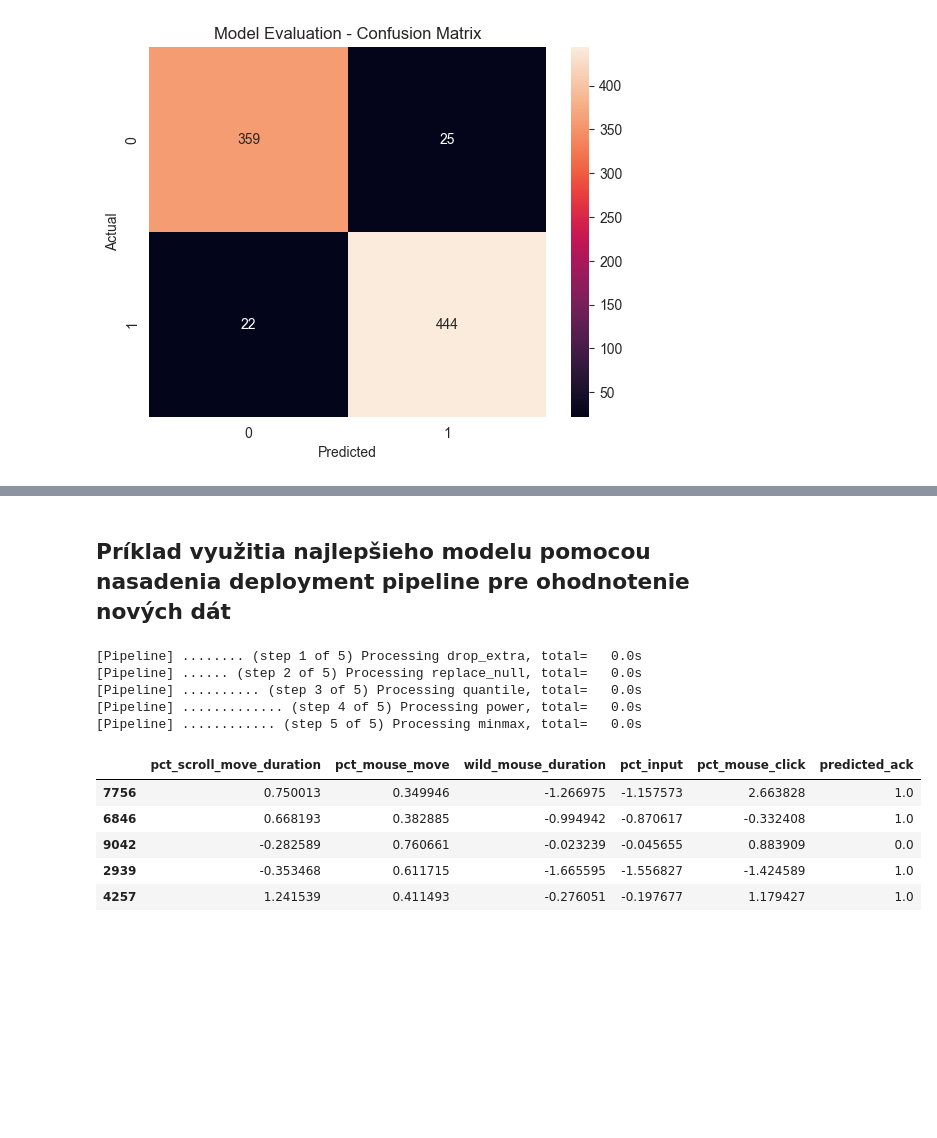
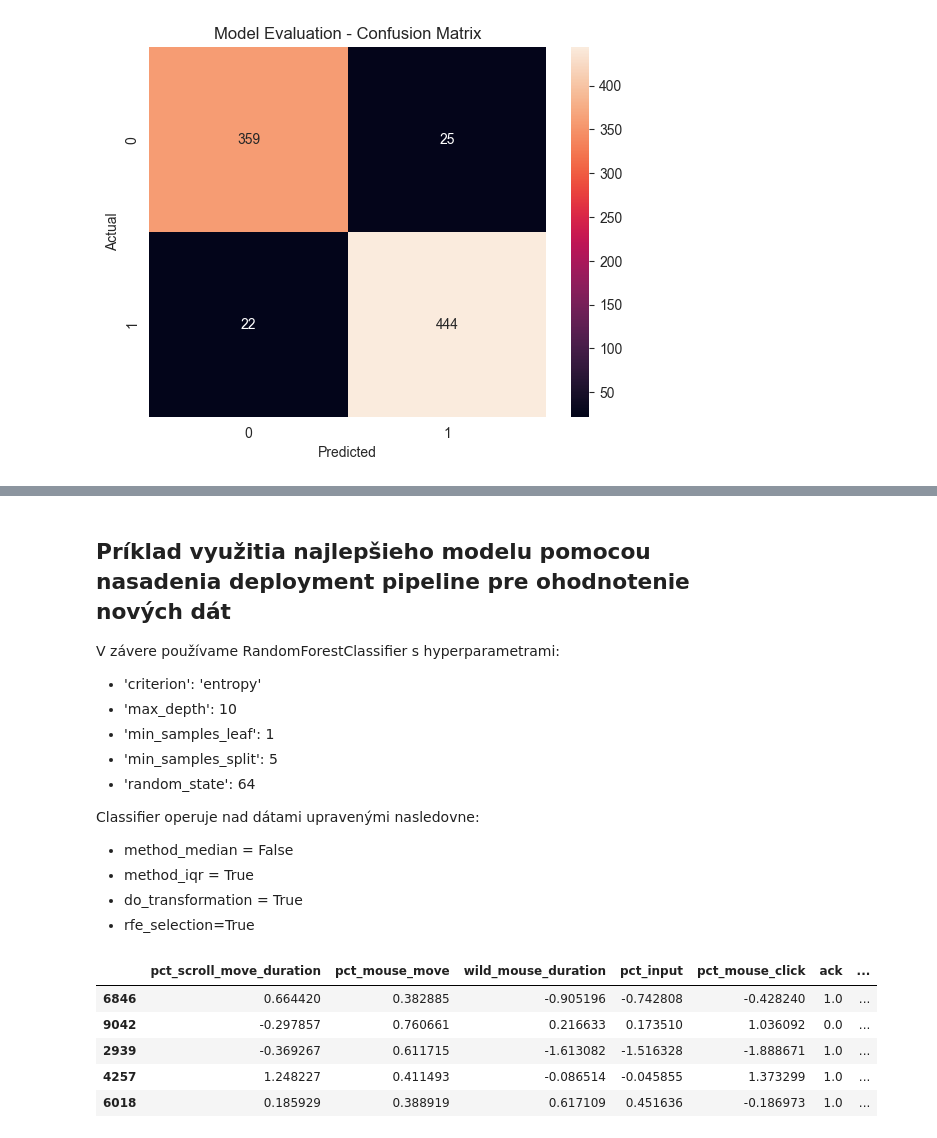
Before and after one commit to xslizik/iau-eshop, a Jupyter notebook: ML.ipynb, the cells around one changed output, grey strips where cells are left out. Drawn from its saved outputs; the diff is of its cells as text; code cells hidden in the pictures; blank space fills up the shorter version.

```diff
--- a/ML.ipynb
+++ b/ML.ipynb
@@ -525,5 +530,5 @@ Metóda riešenia chýbajúcich hodnôt pomocou meanu sa nám osvedčila ako lep
 # %%
-model = replicate_preprocessing(method_median = False)
+mean_model = replicate_preprocessing(method_median = False)
 # %% [output]
 [Pipeline] ........ (step 1 of 6) Processing drop_extra, total=   0.0s
 [Pipeline] ...... (step 2 of 6) Processing replace_null, total=   0.0s
@@ -549,5 +552,5 @@ Metóda riešenie outlierov pomocou IQR sa nám osvedčila ako lepšia.
 # %%
-model = replicate_preprocessing(method_iqr = False)
+std_model = replicate_preprocessing(method_iqr = False)
 # %% [output]
 [Pipeline] ........ (step 1 of 6) Processing drop_extra, total=   0.0s
 [Pipeline] ...... (step 2 of 6) Processing replace_null, total=   0.0s
@@ -573,5 +574,5 @@ Transformácie mali nízky dopad na samotnú `accuracy` modelu, avšak rozhodli
 # %%
-model = replicate_preprocessing(do_transformation=False)
+no_transformer_model = replicate_preprocessing(do_transformation=False)
 # %% [output]
 [Pipeline] ........ (step 1 of 6) Processing drop_extra, total=   0.0s
 [Pipeline] ...... (step 2 of 6) Processing replace_null, total=   0.0s
@@ -594,44 +615,31 @@ weighted avg     0.9415    0.9415    0.9415       940
 # %% [markdown]
 ## Príklad využitia najlepšieho modelu pomocou nasadenia deployment pipeline pre ohodnotenie nových dát
+V závere používame RandomForestClassifier s hyperparametrami:
+* 'criterion': 'entropy'
+* 'max_depth': 10
+* 'min_samples_leaf': 1
+* 'min_samples_split': 5
+* 'random_state': 64
+
+Classifier operuje nad dátami upravenými nasledovne:
+* method_median = False
+* method_iqr = True
+* do_transformation = True
+* rfe_selection=True
 # %%
-def evaluate_unseen_data(model, unseen_data, method_median = False, do_transformation = True):
-    selected_columns = [
-        "pct_scroll_move_duration",
-        "pct_mouse_move",
-        "wild_mouse_duration",
-        "pct_input",
-        "pct_mouse_click",
-    ]
-
-    quantile_columns = ["pct_input"]
-    transformer_columns = ["pct_scroll_move_duration", "wild_mouse_duration", "pct_mouse_click"]
-    minmax_columns = ["pct_mouse_move"]
-
-    deployment_pipeline = Pipeline([
-        ('drop_extra', FunctionTransformer(drop_extra, kw_args={"selected_columns": selected_columns})),
-        ('replace_null', FunctionTransformer(replace_null, kw_args={"columns_with_missing_values": selected_columns, "method_median": method_median})),
-        ('quantile', FunctionTransformer(apply_scaler_to_columns, kw_args={"columns": quantile_columns, "scaler": QuantileTransformer(output_distribution="normal", n_quantiles=10, random_state=42), "do_transformation" : do_transformation})),
-        ('power', FunctionTransformer(apply_scaler_to_columns, kw_args={"columns": transformer_columns, "scaler": PowerTransformer(), "do_transformation": do_transformation})),
-        ('minmax', FunctionTransformer(apply_scaler_to_columns, kw_args={"columns": minmax_columns, "scaler": MinMaxScaler(), "do_transformation": do_transformation})),
-    ], verbose=True)
-
-    unseen_data_processed = deployment_pipeline.fit_transform(unseen_data)
-    unseen_data_processed["predicted_ack"] = model.predict(unseen_data_processed)
+def evaluate_unseen_data(model, pipeline, unseen_data):
+    unseen_data_processed = pipeline.transform(unseen_data)
+    unseen_data_processed["predicted_ack"] = model.predict(unseen_data_processed.iloc[:, :-1])
     return unseen_data_processed
 # %%
 sessions = pd.read_csv("027/session.csv", encoding="utf_8", sep='\t')
 train_data, test_data= train_test_split(sessions, test_size=0.1, random_state=1)
-evaluated_data = evaluate_unseen_data(best_model, test_data)
+evaluated_data = evaluate_unseen_data(best_model, mean_model[1], test_data)
 evaluated_data.head()
 # %% [output]
-[Pipeline] ........ (step 1 of 5) Processing drop_extra, total=   0.0s
-[Pipeline] ...... (step 2 of 5) Processing replace_null, total=   0.0s
-[Pipeline] .......... (step 3 of 5) Processing quantile, total=   0.0s
-[Pipeline] ............. (step 4 of 5) Processing power, total=   0.0s
-[Pipeline] ............ (step 5 of 5) Processing minmax, total=   0.0s
-|  | pct_scroll_move_duration | pct_mouse_move | wild_mouse_duration | pct_input | pct_mouse_click | predicted_ack |
-| 7756 | 0.750013 | 0.349946 | -1.266975 | -1.157573 | 2.663828 | 1.0 |
-| 6846 | 0.668193 | 0.382885 | -0.994942 | -0.870617 | -0.332408 | 1.0 |
-| 9042 | -0.282589 | 0.760661 | -0.023239 | -0.045655 | 0.883909 | 0.0 |
-| 2939 | -0.353468 | 0.611715 | -1.665595 | -1.556827 | -1.424589 | 1.0 |
-| 4257 | 1.241539 | 0.411493 | -0.276051 | -0.197677 | 1.179427 | 1.0 |
+|  | pct_scroll_move_duration | pct_mouse_move | wild_mouse_duration | pct_input | pct_mouse_click | ack | ... |
+| 6846 | 0.664420 | 0.382885 | -0.905196 | -0.742808 | -0.428240 | 1.0 | ... |
+| 9042 | -0.297857 | 0.760661 | 0.216633 | 0.173510 | 1.036092 | 0.0 | ... |
+| 2939 | -0.369267 | 0.611715 | -1.613082 | -1.516328 | -1.888671 | 1.0 | ... |
+| 4257 | 1.248227 | 0.411493 | -0.086514 | -0.045855 | 1.373299 | 1.0 | ... |
+| 6018 | 0.185929 | 0.388919 | 0.617109 | 0.451636 | -0.186973 | 1.0 | ... |
```
Also changed, not shown: parts of 20 cells of this notebook.
